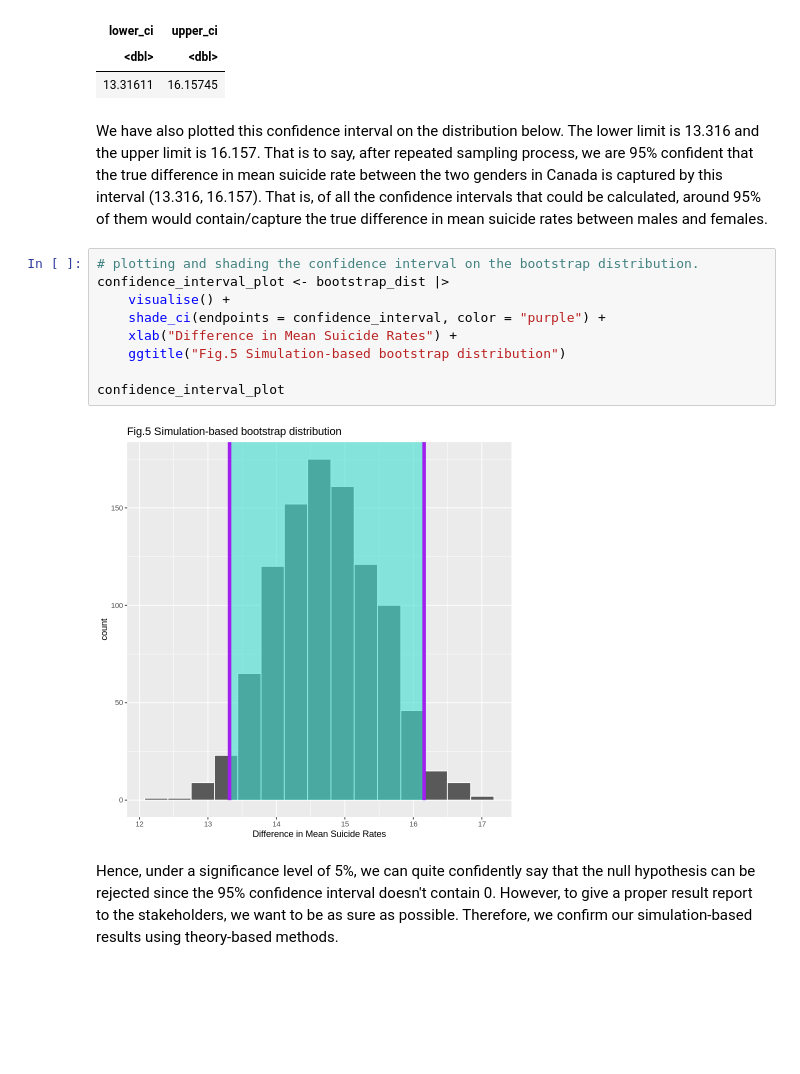
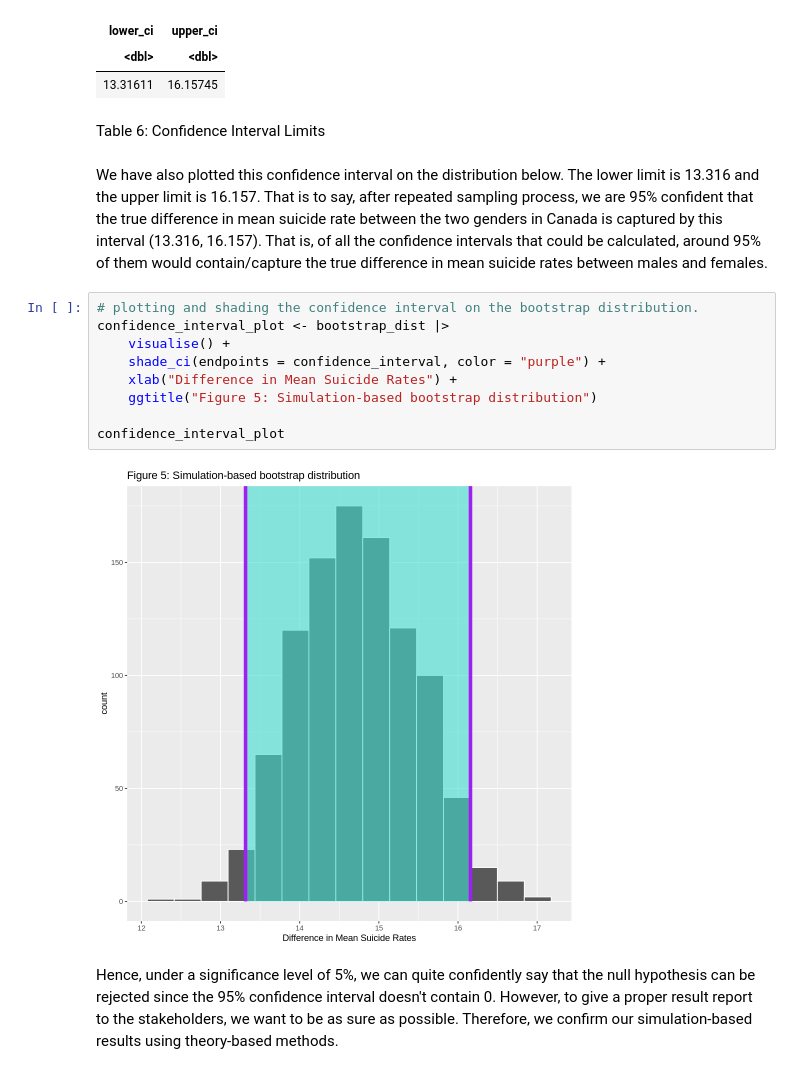
Before and after one commit to agoel25/stat_201_group_11, a Jupyter notebook: Final report.ipynb, the cells around one changed output. Saved outputs shown, nothing was run; the diff lists cells and outputs as text; blank space fills up the shorter version.

Commit message:
Added Table labels

```diff
--- a/Final report.ipynb
+++ b/Final report.ipynb
@@ -263,20 +258,22 @@ A tibble: 1 × 2
 | lower_ci | upper_ci |
 | <dbl> | <dbl> |
 | 13.31611 | 16.15745 |
+# %% [markdown]
+Table 6: Confidence Interval Limits
 # %% [markdown]
 We have also plotted this confidence interval on the distribution below.
 The lower limit is 13.316 and the upper limit is 16.157. That is to say, after repeated sampling process, we are 95% confident that the true difference in mean suicide rate between the two genders in Canada is captured by this interval (13.316, 16.157). That is, of all the confidence intervals that could be calculated, around 95% of them would contain/capture the true difference in mean suicide rates between males and females.
 # %%
 # plotting and shading the confidence interval on the bootstrap distribution.
 confidence_interval_plot <- bootstrap_dist |>
     visualise() +
     shade_ci(endpoints = confidence_interval, color = "purple") +
     xlab("Difference in Mean Suicide Rates") +
-    ggtitle("Fig.5 Simulation-based bootstrap distribution")
+    ggtitle("Figure 5: Simulation-based bootstrap distribution")
 
 confidence_interval_plot
 # %% [output]
-[figure, old version]
+[figure, new version]
 # %% [markdown]
 Hence, under a significance level of 5%, we can quite confidently say that the null hypothesis can be rejected since the 95% confidence interval doesn't contain 0. However, to give a proper result report to the stakeholders, we want to be as sure as possible. Therefore, we confirm our simulation-based results using theory-based methods.
 # %% [markdown]
```
Also changed, not shown: parts of 12 cells of this notebook.
